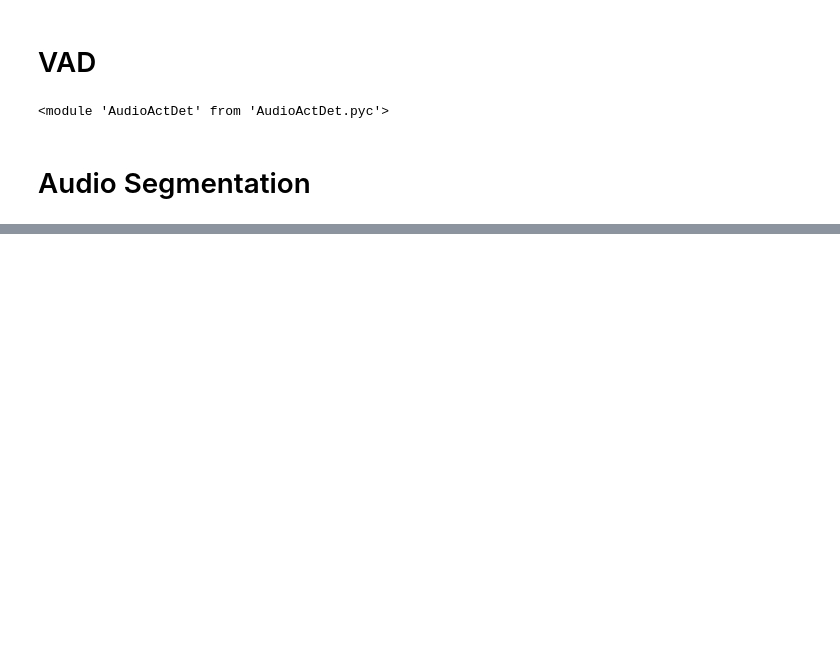
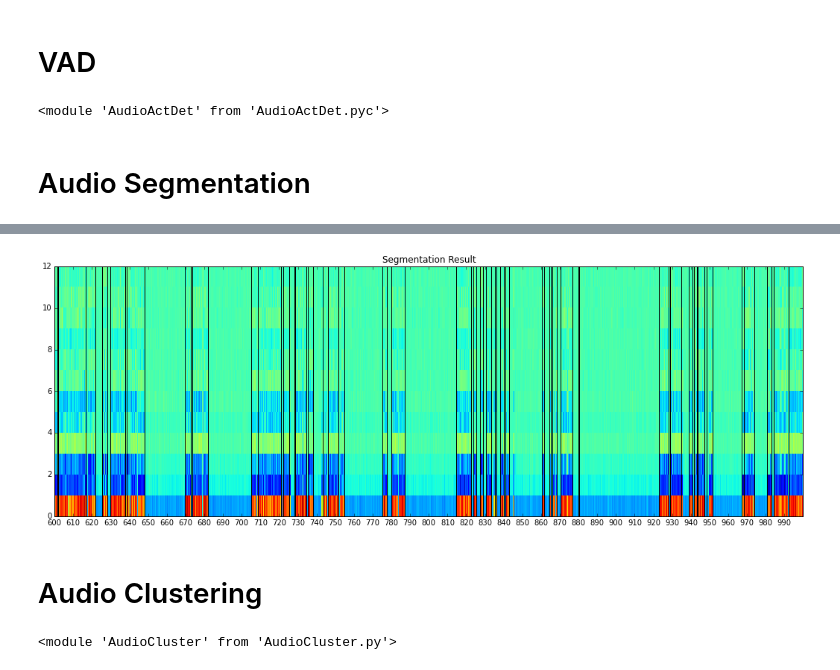
Before and after one commit to yulinliu101/ATC_Voice, a Jupyter notebook: 03_AudioAnalPak.ipynb, the cells around one changed output, grey strips where cells are left out. Drawn from its saved outputs; the diff is of its cells as text; code cells hidden in the pictures; blank space fills up the shorter version.

```diff
--- a/03_AudioAnalPak.ipynb
+++ b/03_AudioAnalPak.ipynb
@@ -116,0 +141,11 @@ pickle.dump(AudioClass, open(os.getcwd() + '/AudioDiarization/AudioClass.pkl', '
+# %%
+segTime, deadTime = SegClass.Visualizer(tmin = 600,
+                                        tmax = 1000,
+                                        AudioFeatures = FeatureClass,
+                                        AudioActDet = VADClass,
+                                        xticks_gap = 10,
+                                        final = True)
+# %% [output]
+[figure, added]
+# %% [markdown]
+# Audio Clustering
@@ -116,0 +154,4 @@ pickle.dump(AudioClass, open(os.getcwd() + '/AudioDiarization/AudioClass.pkl', '
+# %%
+reload(AudioCluster)
+# %% [output]
+<module 'AudioCluster' from 'AudioCluster.py'>
```
Also changed, not shown: parts of 19 cells of this notebook, 2 other files.
